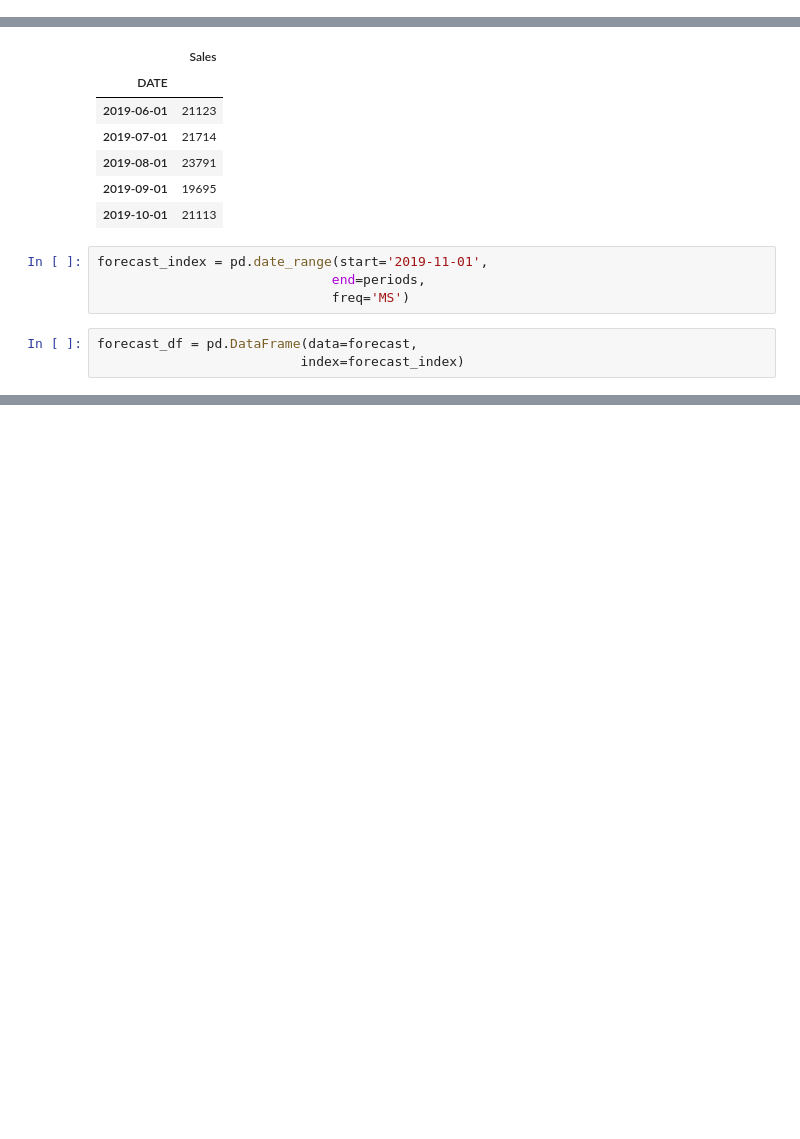
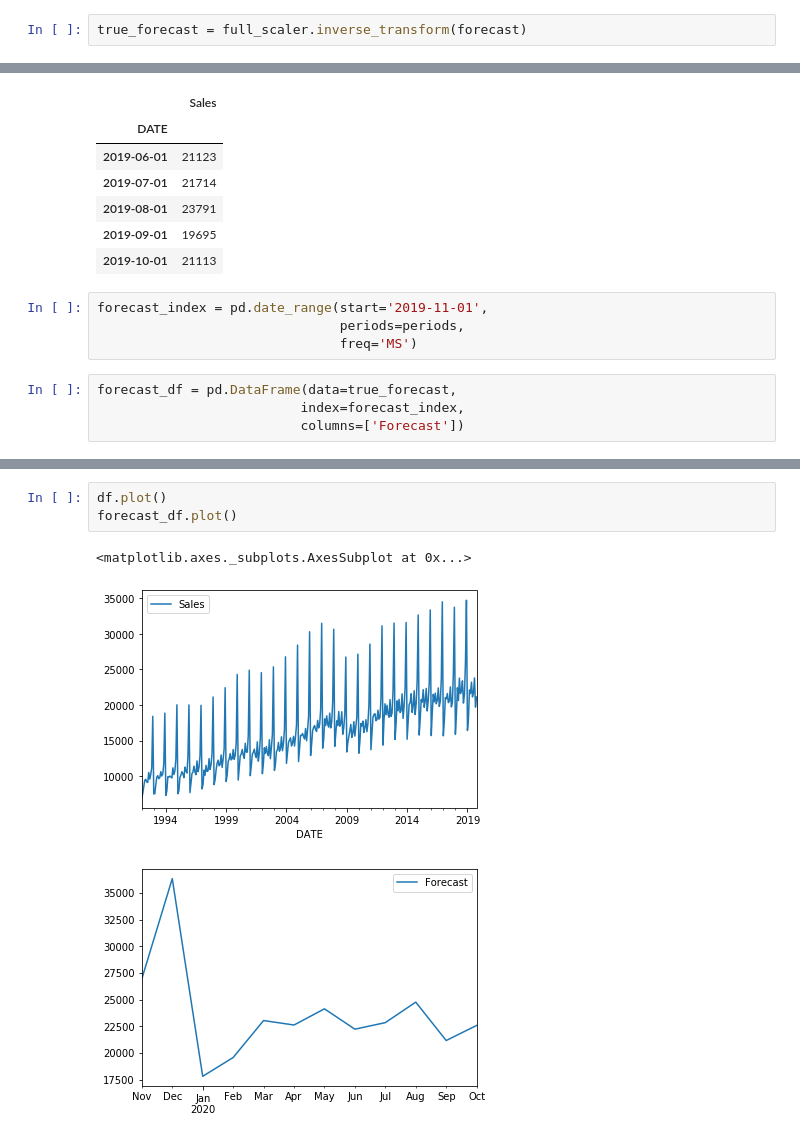
Before and after one commit to GkouskosV/Complete-tensorflow2-and-keras-DeepLearning-bootcamp, a Jupyter notebook: RNN/rnn_time_series.ipynb, the cells around one changed output, grey strips where cells are left out. Saved outputs shown, nothing was run; the diff lists cells and outputs as text; blank space fills up the shorter version.

```diff
--- a/RNN/rnn_time_series.ipynb
+++ b/RNN/rnn_time_series.ipynb
@@ -362,6 +362,8 @@ for i in range(periods):
 
     # update batch to now include prediction and drop first value
     current_batch = np.append(current_batch[:,1:,:],[[current_pred]],axis=1)
+# %%
+true_forecast = full_scaler.inverse_transform(forecast)
 # %% [markdown]
 ## Creating new timestamp index with pandas
 # %%
@@ -376,8 +378,9 @@ df.tail()
 | 2019-10-01 | 21113 |
 # %%
 forecast_index = pd.date_range(start='2019-11-01',
-                              end=periods,
-                              freq='MS')
+                               periods=periods,
+                               freq='MS')
 # %%
-forecast_df = pd.DataFrame(data=forecast,
-                          index=forecast_index)
+forecast_df = pd.DataFrame(data=true_forecast,
+                          index=forecast_index,
+                          columns=['Forecast'])
@@ -385,0 +403,7 @@ ValueError: Shape of passed values is (12, 1), indices imply (0, 1)
+# %%
+df.plot()
+forecast_df.plot()
+# %% [output]
+<matplotlib.axes._subplots.AxesSubplot at 0x...>
+[figure, added]
+[figure, added]
```
Also changed, not shown: parts of 13 cells of this notebook.
